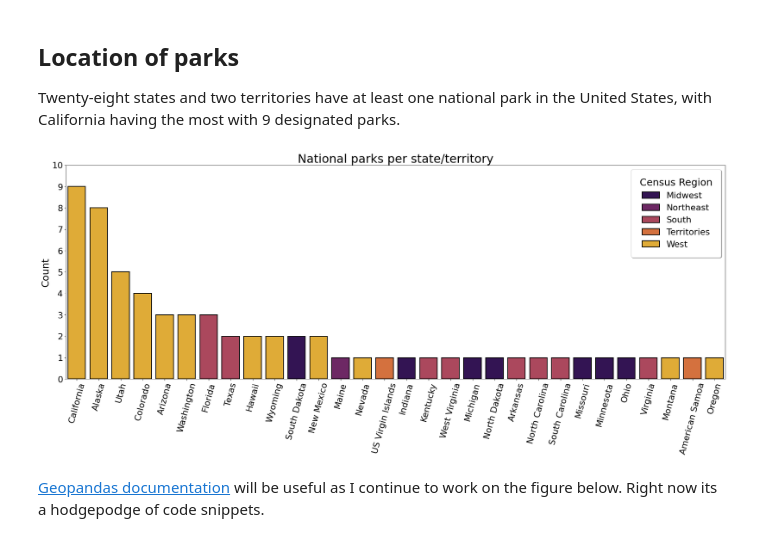
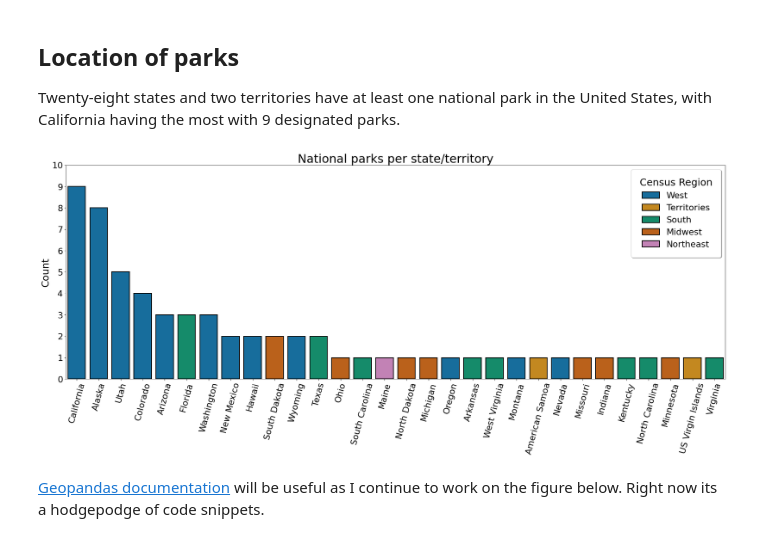
Before and after one commit to bostlund/side_projects, a Jupyter notebook: us_national_parks/us_national_parks.ipynb, the cells around one changed output. Cells and saved outputs as stored; diff of their text form; code cells hidden in the pictures.

Commit message:
upd countplot

```diff
--- a/us_national_parks/us_national_parks.ipynb
+++ b/us_national_parks/us_national_parks.ipynb
@@ -155,31 +155,31 @@ Twenty-eight states and two territories have at least one national park in the U
 # %%
 plt.figure(figsize=(30,10))
 
-ax = sns.countplot(data=parks.sort_values(by='region'),
+ax = sns.countplot(data=parks.sort_values(by='state_terr'),
                    x='state_terr',
                    hue='region',
                    dodge=False,
                    order=parks.state_terr.value_counts().index,
-                   palette='inferno',
+                   palette='colorblind',
                    edgecolor=(0,0,0),
                    linewidth=2)
 ax.set_title('National parks per state/territory', fontsize=30)
 ax.set_yticks(np.arange(0, 11))
 
 ax.legend(title='Census Region',
           title_fontsize=25,
           loc='upper right',
           fontsize=22,
           fancybox=True, framealpha=1, shadow=True, borderpad=1)
 
 plt.xlabel(None)
 plt.ylabel("Count", fontsize=25)
 plt.xticks(fontsize=22, rotation=75)
 plt.yticks(fontsize=22)
 
 plt.show()
 # %% [output]
-[figure, old version]
+[figure, new version]
 # %% [markdown]
 [Geopandas documentation](https://geopandas.org/en/stable/gallery/create_geopandas_from_pandas.html) will be useful as I continue to work on the figure below. Right now its a hodgepodge of code snippets.
 # %%
```
Also changed, not shown: parts of 1 cell of this notebook.
